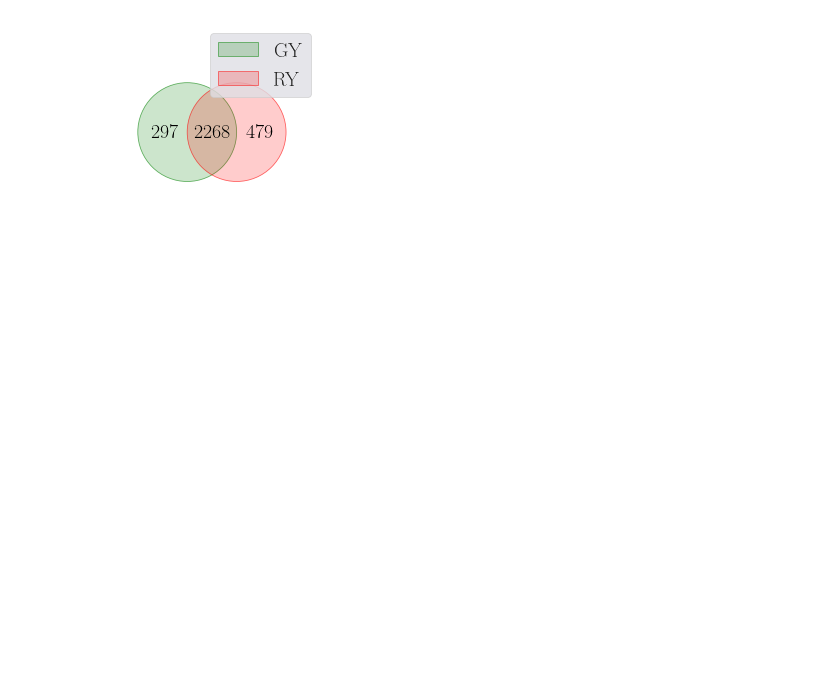
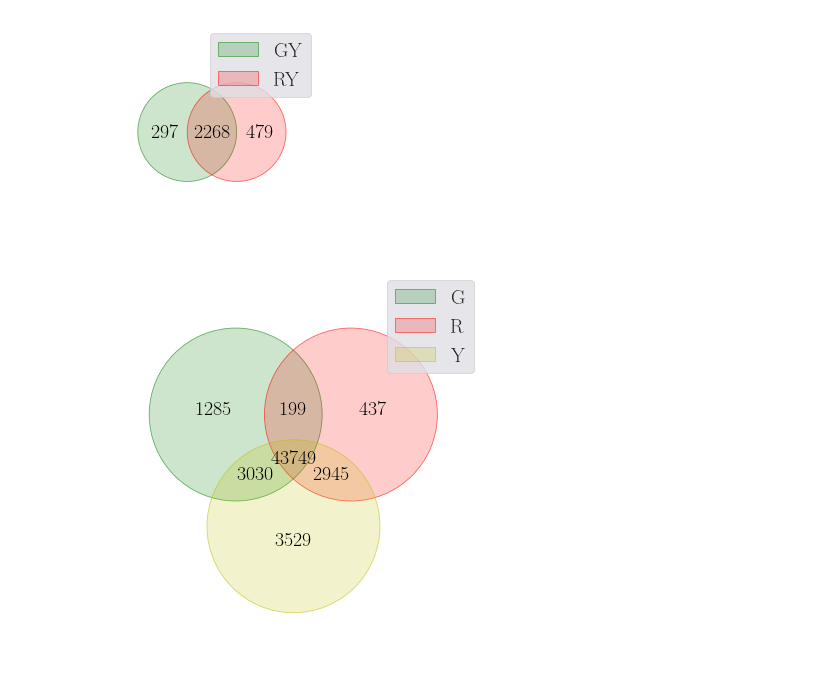
Before and after one commit to MiqueiasFernandes/bioinformatics, a Jupyter notebook: AS Bars Seaborn.ipynb, the cells around one changed output. Drawn from its saved outputs; the diff is of its cells as text; code cells hidden in the pictures; blank space fills up the shorter version.

```diff
--- a/AS Bars Seaborn.ipynb
+++ b/AS Bars Seaborn.ipynb
@@ -182,3 +180,32 @@ g = venn({
 plt.savefig('venn por comparacao nao sig.svg')
 # %% [output]
 [figure]
+# %%
+mapped = pd.read_csv('../../2 - mapping/gene_reads_count/gene_counts.tsv', delimiter='\t')
+# %%
+genes_g = set(mapped['gene'].loc[
+    (mapped['bams//ER35_Aligned.sortedByCoord.out.bam'] > 0) &
+    (mapped['bams//ER36_Aligned.sortedByCoord.out.bam'] > 0) &
+    (mapped['bams//ER37_Aligned.sortedByCoord.out.bam'] > 0)
+])
+# %%
+genes_y = set(mapped['gene'].loc[
+    (mapped['bams//ER38_Aligned.sortedByCoord.out.bam'] > 0) &
+    (mapped['bams//ER39_Aligned.sortedByCoord.out.bam'] > 0) &
+    (mapped['bams//ER40_Aligned.sortedByCoord.out.bam'] > 0)
+])
+# %%
+genes_r = set(mapped['gene'].loc[
+    (mapped['bams//ER41_Aligned.sortedByCoord.out.bam'] > 0) &
+    (mapped['bams//ER42_Aligned.sortedByCoord.out.bam'] > 0) &
+    (mapped['bams//ER43_Aligned.sortedByCoord.out.bam'] > 0)
+])
+# %%
+g = venn({
+    'G': genes_g,
+    'R': genes_r,
+    'Y': genes_y},
+    figsize=[7,7], fontsize=20, cmap=['g', 'r', 'y'], alpha=.2)
+plt.savefig('venn mapped genes.svg')
+# %% [output]
+[figure, added]
```
Also changed, not shown: parts of 2 cells of this notebook.
